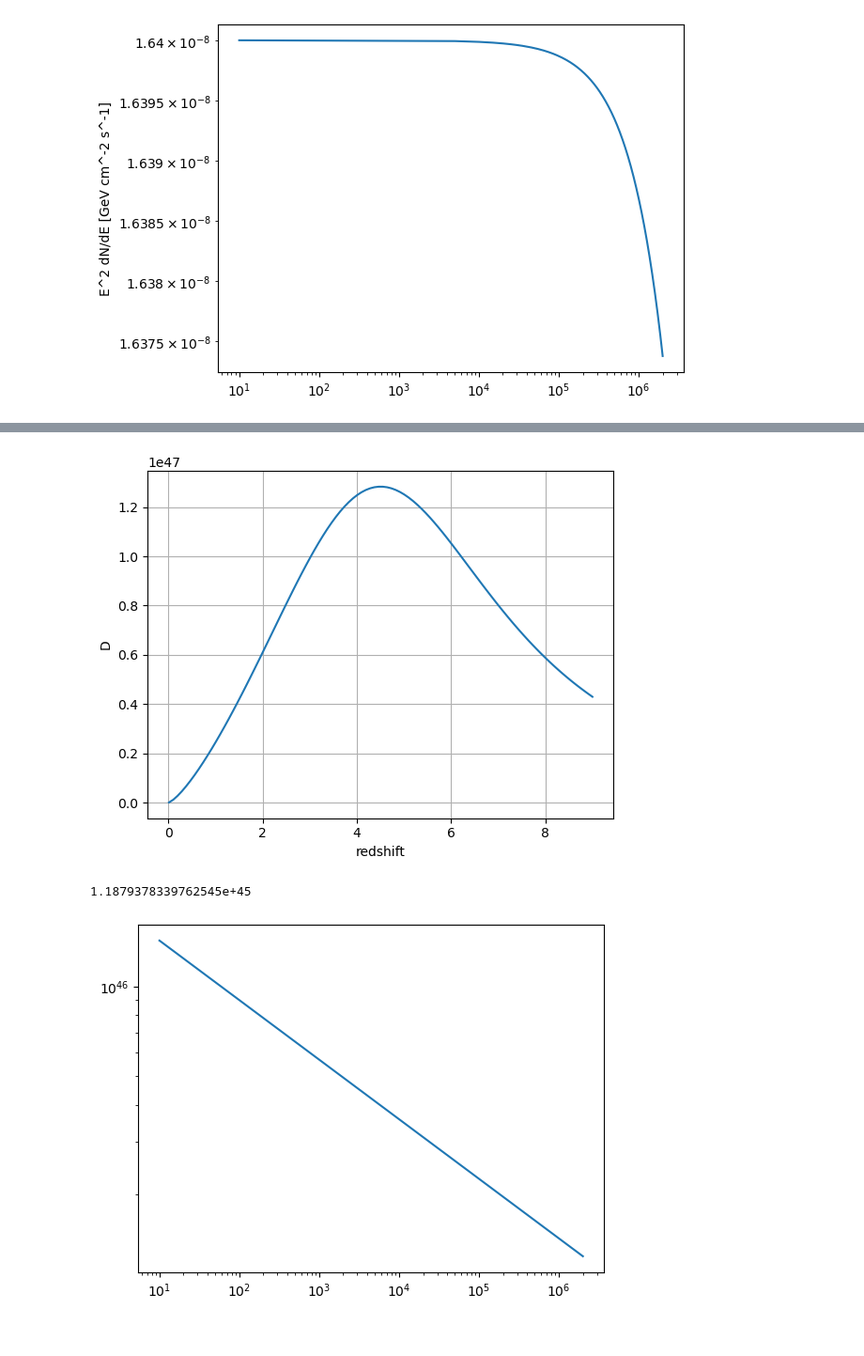
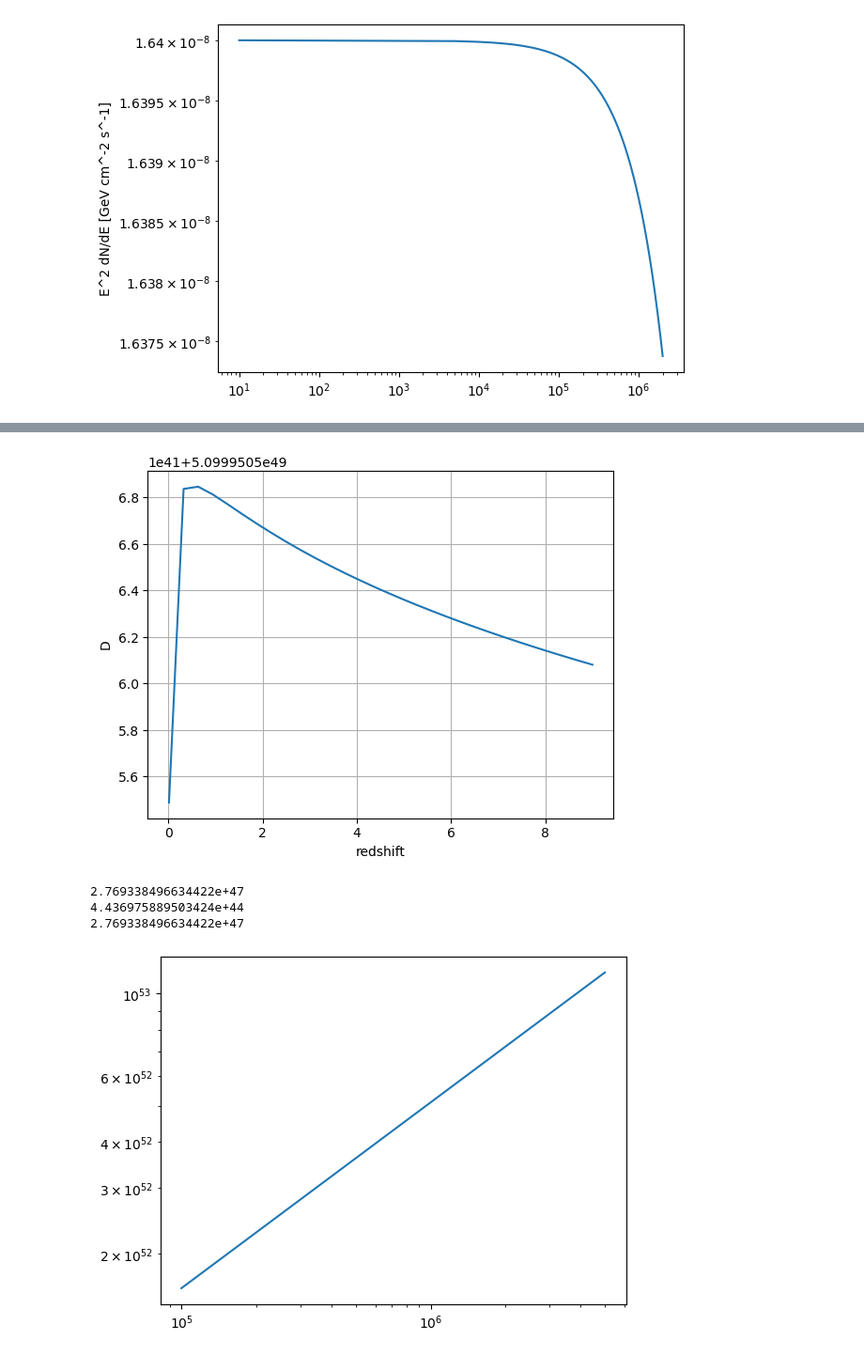
Before and after one commit to henan99/Project-related-to-first-semester-of-masters, a Jupyter notebook: Henrik_XLF_current.ipynb, the cells around one changed output, grey strips where cells are left out. Shown at 94% size. Saved outputs shown, nothing was run; the diff lists cells and outputs as text; code cells hidden in the pictures.

```diff
--- a/Henrik_XLF_current.ipynb
+++ b/Henrik_XLF_current.ipynb
@@ -174,7 +174,7 @@ df = pd.DataFrame(data)
 print(df.to_latex(index=False))
 
 
-selected_model = 'AMPLE_Blazar'
+selected_model = 'APLE_BLlac'
 #different models 'RG_SLDDE', 'AMPLE_Blazar', 'AMPLE_FSRQ', 'APLE_BLlac'
 
 
@@ -192,7 +192,7 @@ L_c = constants['Lc']
 alpha =constants['alpha']
 corr_fac = constants['corr_fac']
 
-N_steps = 100
+N_steps = 30
 L_x  = np.logspace(constants["L_lower"],constants["L_higher"],N_steps)
 
 
@@ -712,8 +673,8 @@ plt.show()
 from scipy.optimize import minimize
 
 def SED_neut(E_v,D): #general SED for all neutrino emmision from the tpye of AGN considered
-    return D*E_v**(-2.2) #2.2 comes from some paper i think
-
+    return D*E_v**(-1.5) #2.2 comes from some paper i think
+E_v_list = np.linspace(100,5000,400)*(10**3) #GeV
 E1 = E_v_list[0]
 E2 = E_v_list[-1]
 
@@ -733,38 +694,43 @@ def objective_function(D, target_luminosity):
 #z_trial = 0.01
 #print(broken_power_law(z_trial, *popt_tot))
 D_list = []
 
 for i in range(len(Z_list)):
     z_trial = Z_list[i]
-    D_init = broken_power_law(z_trial, *popt_tot)* 624.15
-    result = minimize(objective_function, D_init, args=(broken_power_law(z_trial, *popt_tot)*624.15),method='Nelder-Mead')
+    D_init = broken_power_law(z_trial, *popt_tot)* 624.15 #conversion from ergs to GeV
+    Neutrino_luminosity = broken_power_law(z_trial, *popt_tot)* 624.15
+    result = minimize(objective_function, D_init, args=(Neutrino_luminosity),method='Nelder-Mead')
     D_list.append(result.x[0])
 
 #result = minimize(objective_function, D_init, args=(broken_power_law(z_trial, *popt_tot)),method='Nelder-Mead')
 D_list = np.array(D_list)
 
 plt.figure()
 plt.plot(Z_list,D_list)
 plt.ylabel("D")
 plt.xlabel("redshift")
 
 plt.grid()
 plt.show()
 
 
 # Optimal L0
 #D_optimal = result.x[0]
 
 print(integrate_SED(D_list[0]))
+print(avg_tot[0])#*624.15)
+print(broken_power_law(Z_list[0], *popt_tot)* 624.15)
 #print(D_optimal)
 plt.figure()
 plt.plot(E_v_list,E_v_list**2*SED_neut(E_v_list,D_list[0]))
 plt.xscale('log',base=10)
 plt.yscale('log',base=10)
 # %% [output]
-[figure, old version]
+[figure, new version]
-1.1879378339762545e+45
+2.769338496634422e+47
+4.436975889503424e+44
+2.769338496634422e+47
-[figure, old version]
+[figure, new version]
 # %%
 def D_func(z,a,b,c,d):
     return a*((z/c)**b+(z/c)**d)**(-1)
```
Also changed, not shown: parts of 14 cells of this notebook, 10 other files.
